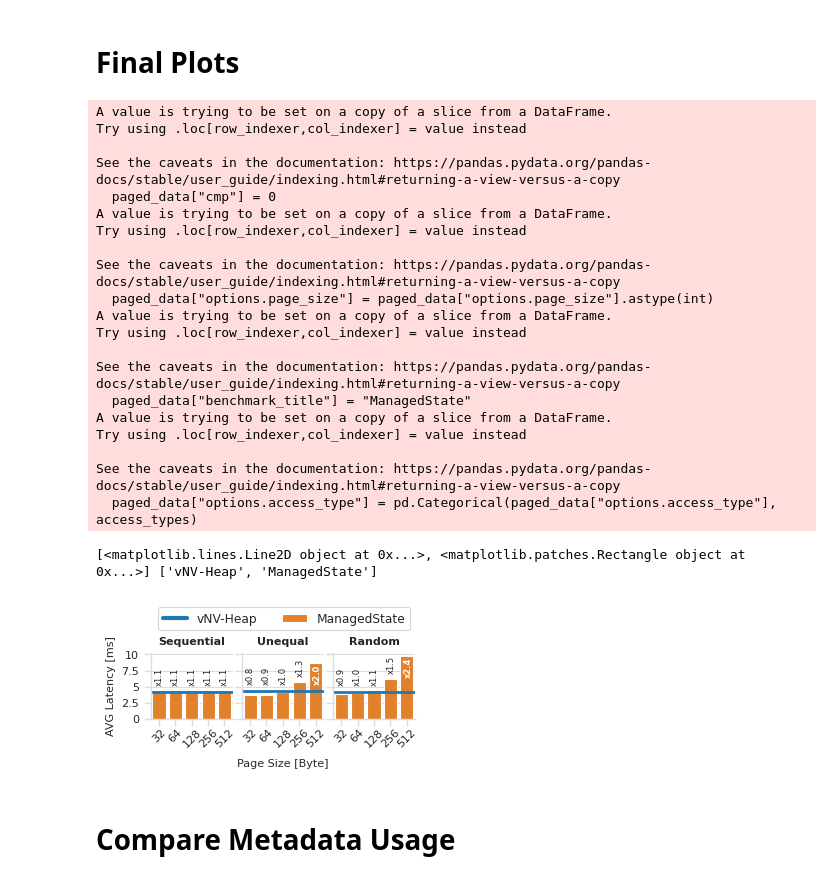
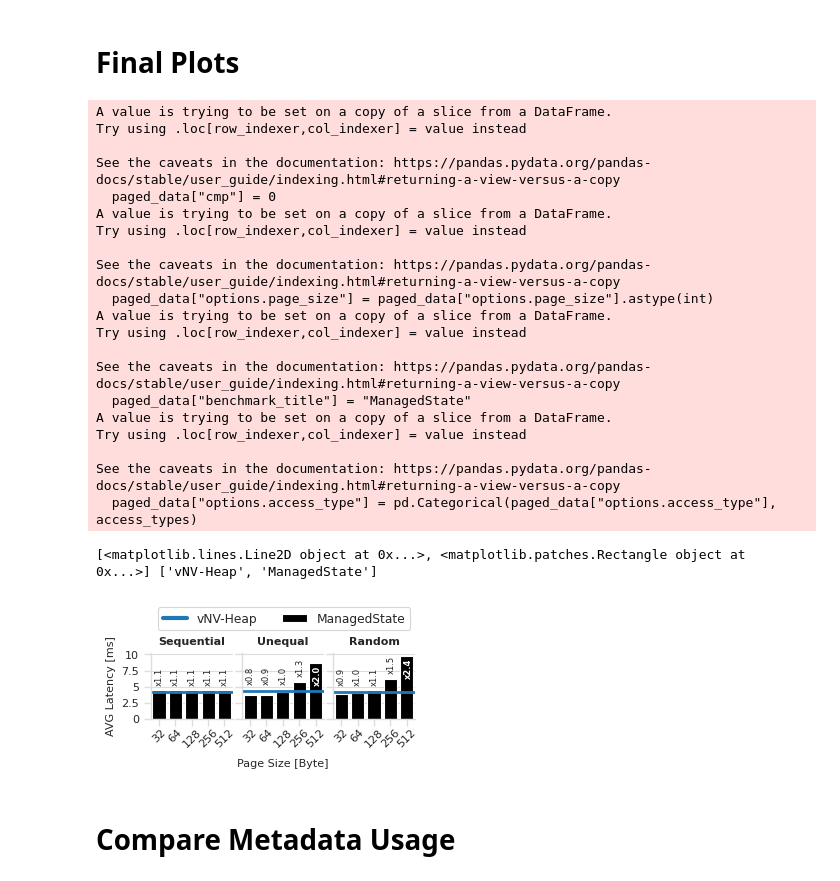
Before and after one commit to markus-gerber/vnv-heap, a Jupyter notebook: evaluation/kvs.ipynb, the cells around one changed output. Cells and saved outputs as stored; diff of their text form; code cells hidden in the pictures.

Commit message:
update kvs plot

```diff
--- a/evaluation/kvs.ipynb
+++ b/evaluation/kvs.ipynb
@@ -169,8 +169,8 @@ palette = set_theme(colors=2)
 # palette = ["#25858e", "#51c56a"]
 # palette = ["black", sns.color_palette("colorblind")[0]]
 # palette = [sns.color_palette("tab10")[7], sns.color_palette("tab10")[0]]
-palette = [sns.color_palette("tab10")[1], sns.color_palette("tab10")[0]]
-# palette = ["black", sns.color_palette("tab10")[0]]
+# palette = [sns.color_palette("tab10")[1], sns.color_palette("tab10")[0]]
+palette = ["black", sns.color_palette("tab10")[0]]
 sns.set_palette(palette)
 
 unit = "ms"
@@ -231,23 +231,15 @@ for (ax, access_type) in zip(g.axes, access_types):
     height = vnv_heap_data[vnv_heap_data["options.access_type"] == access_type]["mean"].iloc[0]
 
     # line = ax.axhline(y=height, color=sns.blend_palette(["white", palette[1]], n_colors=4)[1], linewidth=3)
-
     line = ax.axhline(y=height, color=palette[1], linewidth=2)
-    # set bar colors depending on height
-    # for bar in ax.patches:
-        # if bar.get_height() < height:
-            # bar.set_color("black")
-        # else:
-            # bar.set_color(sns.blend_palette(["black", palette[0]], as_cmap=True)(math.sqrt(float(bar.get_height() - height)/float(paged_data["mean"].max() - height))))
-            # bar.set_color(sns.blend_palette(["black", palette[0]], as_cmap=True)(math.sqrt(float(bar.get_height() - height)/float(paged_data["mean"].max() - height))))
 
     barlabels = ax.bar_label(ax.containers[0], labels=paged_data.loc[paged_data["options.access_type"] == access_type, "cmp"].map('x{:,.1f}'.format), rotation=90, padding=4, color="#222222", fontsize=6)
 
     for (label, path, cmp) in zip(barlabels, ax.containers[0].patches, list(paged_data.loc[paged_data["options.access_type"] == access_type, "cmp"])):
-        label.set_x(1)
+        label.set_x(0.95)
         if cmp > 1.8:
             label.set_verticalalignment("top")
-            label.set_y(-1)
+            label.set_y(-1.5)
             label.set_fontweight("bold")
             label.set_color("white")
         if cmp < 1.2:
@@ -276,34 +268,34 @@ plt.legend(
     bbox_to_anchor=(-0.6, 1.25),
     ncol=2,
     title=None,
     frameon=True,
     handler_map={list: HandlerTuple(ndivide=None, pad=0)}
 )
 
 save_plot(f"kvs", False)
 # %% [output]
 A value is trying to be set on a copy of a slice from a DataFrame.
 Try using .loc[row_indexer,col_indexer] = value instead
 
 See the caveats in the documentation: https://pandas.pydata.org/pandas-docs/stable/user_guide/indexing.html#returning-a-view-versus-a-copy
   paged_data["cmp"] = 0
 A value is trying to be set on a copy of a slice from a DataFrame.
 Try using .loc[row_indexer,col_indexer] = value instead
 
 See the caveats in the documentation: https://pandas.pydata.org/pandas-docs/stable/user_guide/indexing.html#returning-a-view-versus-a-copy
   paged_data["options.page_size"] = paged_data["options.page_size"].astype(int)
 A value is trying to be set on a copy of a slice from a DataFrame.
 Try using .loc[row_indexer,col_indexer] = value instead
 
 See the caveats in the documentation: https://pandas.pydata.org/pandas-docs/stable/user_guide/indexing.html#returning-a-view-versus-a-copy
   paged_data["benchmark_title"] = "ManagedState"
 A value is trying to be set on a copy of a slice from a DataFrame.
 Try using .loc[row_indexer,col_indexer] = value instead
 
 See the caveats in the documentation: https://pandas.pydata.org/pandas-docs/stable/user_guide/indexing.html#returning-a-view-versus-a-copy
   paged_data["options.access_type"] = pd.Categorical(paged_data["options.access_type"], access_types)
 [<matplotlib.lines.Line2D object at 0x...>, <matplotlib.patches.Rectangle object at 0x...>] ['vNV-Heap', 'ManagedState']
-[figure, old version]
+[figure, new version]
 # %% [markdown]
 # Compare Metadata Usage
 # %%
```
Also changed, not shown: parts of 3 cells of this notebook.
